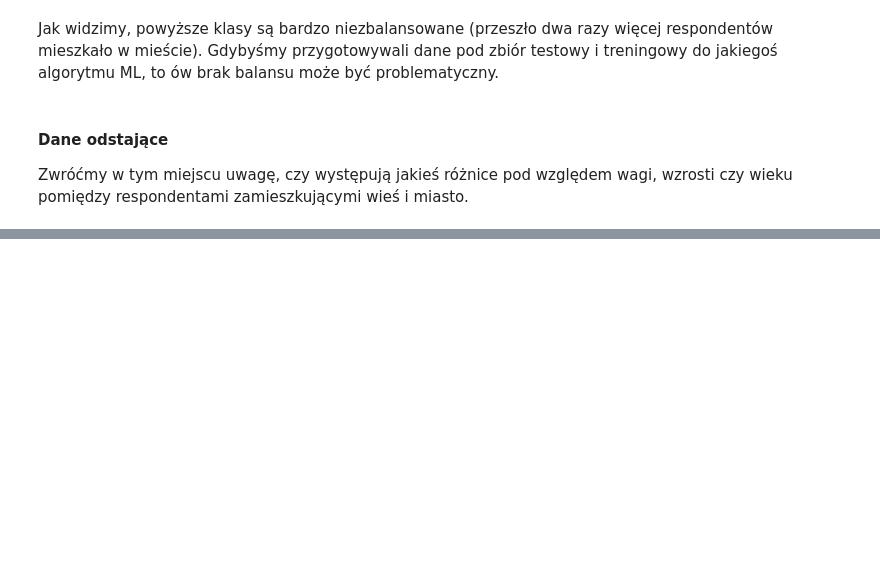
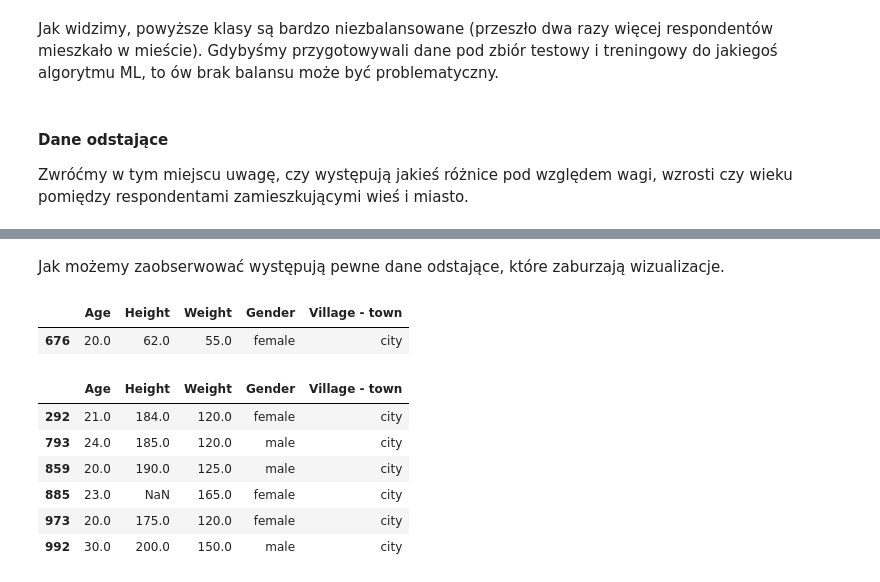
Before and after one commit to kaspiotr/YoungPeopleSurvey, a Jupyter notebook: Statystyka_Matematyczna_PKasprzyk_MKomar.ipynb, the cells around one changed output, grey strips where cells are left out. Saved outputs shown, nothing was run; the diff lists cells and outputs as text; code cells hidden in the pictures; blank space fills up the shorter version.

```diff
--- a/Statystyka_Matematyczna_PKasprzyk_MKomar.ipynb
+++ b/Statystyka_Matematyczna_PKasprzyk_MKomar.ipynb
@@ -177,0 +197,19 @@ Zwróćmy w tym miejscu uwagę, czy występują jakieś różnice pod względem
+# %% [markdown]
+Jak możemy zaobserwować występują pewne dane odstające, które zaburzają wizualizacje.
+# %%
+def some_outliers_display(df, interesting_var):
+    display(df[df['Height'] < 65][['Age', 'Height', 'Weight', 'Gender', interesting_var]])
+    print()
+    display(df[df['Weight'] > 115][['Age', 'Height', 'Weight', 'Gender', interesting_var]])
+
+some_outliers_display(df, interesting_var)
+# %% [output]
+|  | Age | Height | Weight | Gender | Village - town |
+| 676 | 20.0 | 62.0 | 55.0 | female | city |
+|  | Age | Height | Weight | Gender | Village - town |
+| 292 | 21.0 | 184.0 | 120.0 | female | city |
+| 793 | 24.0 | 185.0 | 120.0 | male | city |
+| 859 | 20.0 | 190.0 | 125.0 | male | city |
+| 885 | 23.0 | NaN | 165.0 | female | city |
+| 973 | 20.0 | 175.0 | 120.0 | female | city |
+| 992 | 30.0 | 200.0 | 150.0 | male | city |
```
Also changed, not shown: parts of 6 cells of this notebook, 1 other file.
